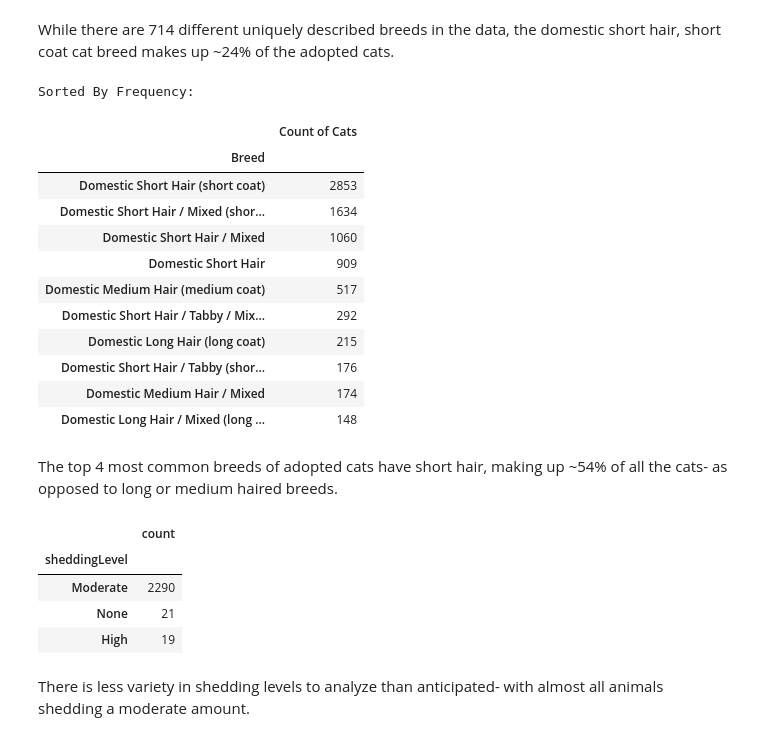
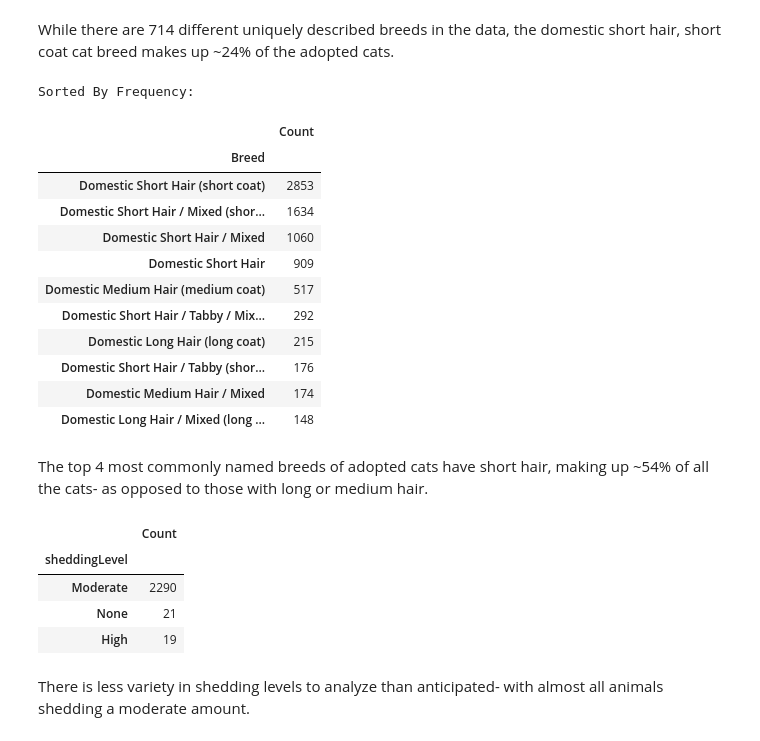
Before and after one commit to AnnaMalaschenko/Cat-Adoption-Exploratory-Analysis, a Jupyter notebook: notebooks/Anna_eda.ipynb, the cells around one changed output. Drawn from its saved outputs; the diff is of its cells as text; code cells hidden in the pictures.

```diff
--- a/notebooks/Anna_eda.ipynb
+++ b/notebooks/Anna_eda.ipynb
@@ -126,13 +123,13 @@ Name: breedString, dtype: object
 # %% [markdown]
 While there are 714 different uniquely described breeds in the data, the domestic short hair, short coat cat breed makes up ~24% of the adopted cats.
 # %%
-pivot_df = df['breedString'].value_counts().to_frame('Count of Cats')
+pivot_df = df['breedString'].value_counts().to_frame('Count')
 pivot_df.index.name = 'Breed'
 print("Sorted By Frequency:")
 pivot_df.head(10)
 # %% [output]
 Sorted By Frequency:
-|  | Count of Cats |
+|  | Count |
 | Breed |  |
 | Domestic Short Hair (short coat) | 2853 |
 | Domestic Short Hair / Mixed (shor... | 1634 |
@@ -145,11 +142,11 @@ Sorted By Frequency:
 | Domestic Medium Hair / Mixed | 174 |
 | Domestic Long Hair / Mixed (long ... | 148 |
 # %% [markdown]
-The top 4 most common breeds of adopted cats have short hair, making up ~54% of all the cats- as opposed to long or medium haired breeds.
+The top 4 most commonly named breeds of adopted cats have short hair, making up ~54% of all the cats- as opposed to those with long or medium hair.
 # %%
-df['sheddingLevel'].value_counts().to_frame()
+df['sheddingLevel'].value_counts().to_frame('Count')
 # %% [output]
-|  | count |
+|  | Count |
 | sheddingLevel |  |
 | Moderate | 2290 |
 | None | 21 |
```
Also changed, not shown: parts of 10 cells of this notebook.
